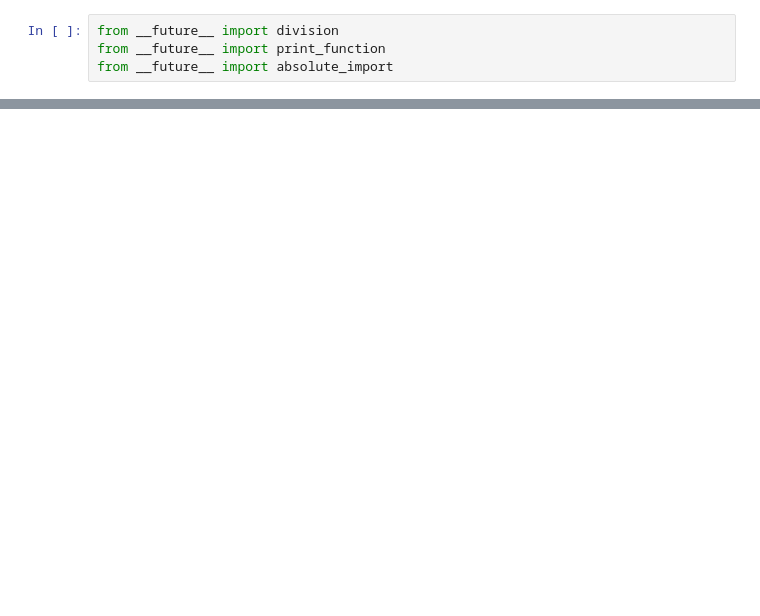
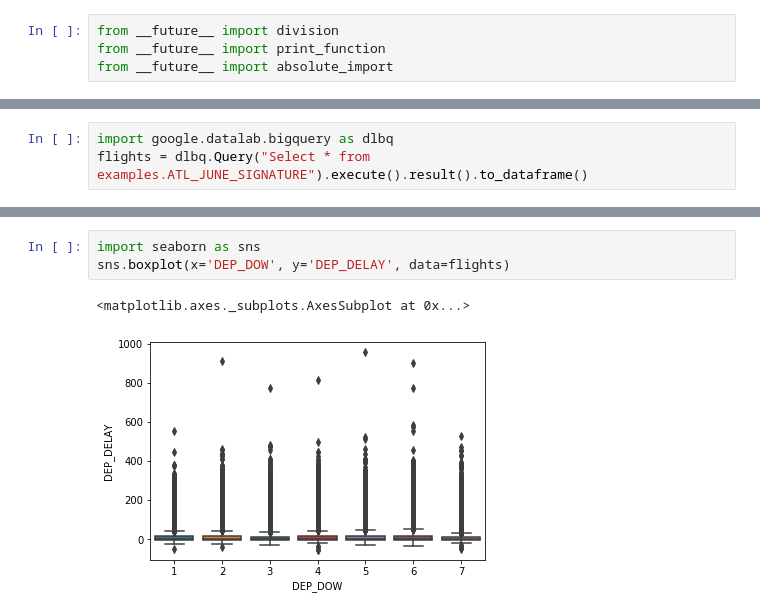
Before and after one commit to Project-Ellie/home-in-time, a Jupyter notebook: 00_Data_Exploration.ipynb, the cells around one changed output, grey strips where cells are left out. Drawn from its saved outputs; the diff is of its cells as text; blank space fills up the shorter version.

```diff
--- a/00_Data_Exploration.ipynb
+++ b/00_Data_Exploration.ipynb
@@ -41,0 +135,3 @@ order by dep_t
+# %%
+import google.datalab.bigquery as dlbq
+flights = dlbq.Query("Select * from examples.ATL_JUNE_SIGNATURE").execute().result().to_dataframe()
@@ -41,0 +163,6 @@ order by dep_t
+# %%
+import seaborn as sns
+sns.boxplot(x='DEP_DOW', y='DEP_DELAY', data=flights)
+# %% [output]
+<matplotlib.axes._subplots.AxesSubplot at 0x...>
+[figure, added]
```
Also changed, not shown: parts of 21 cells of this notebook, 7 other files.
